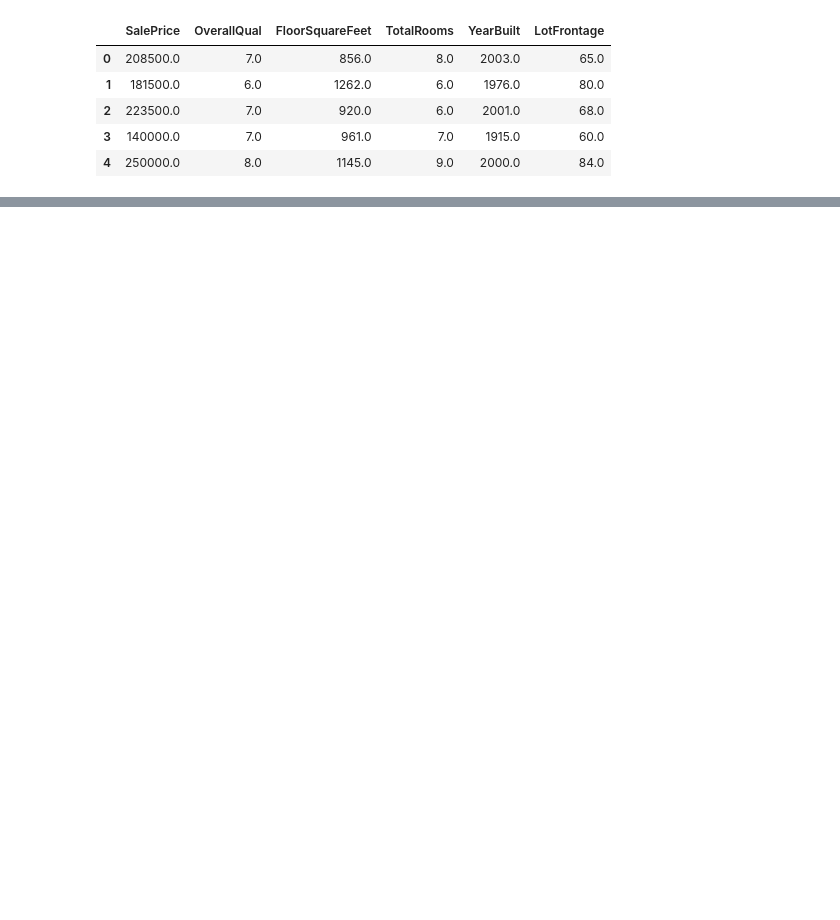
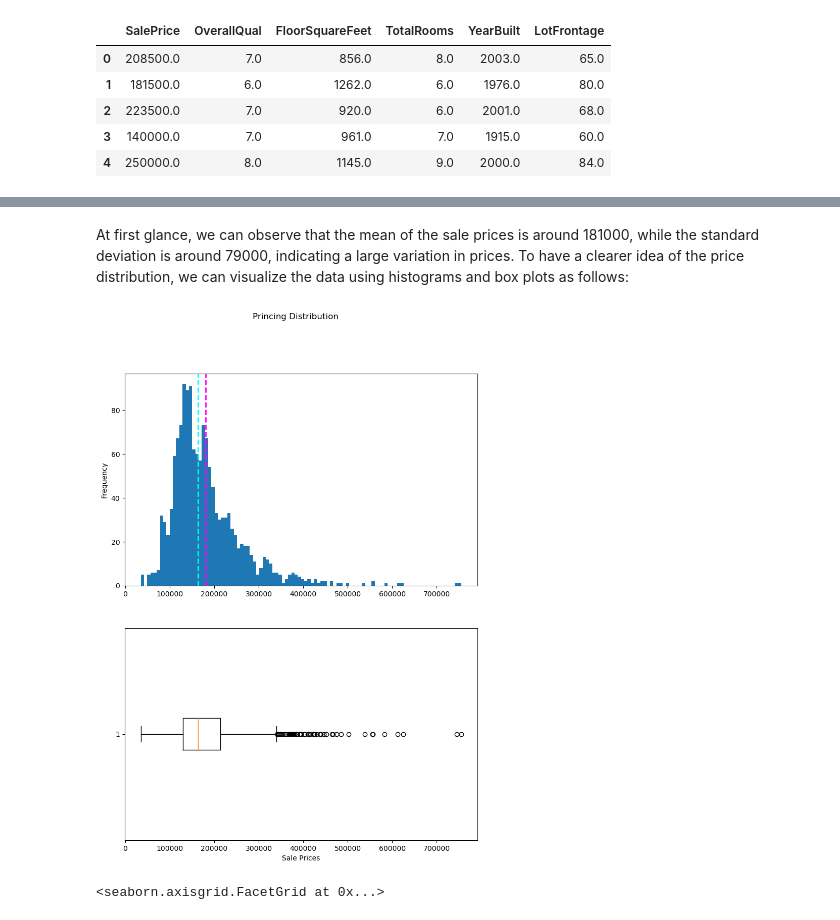
Before and after one commit to carlosopr/g-labs, a Jupyter notebook: project01/house_prices.ipynb, the cells around one changed output, grey strips where cells are left out. Cells and saved outputs as stored; diff of their text form; code cells hidden in the pictures; blank space fills up the shorter version.

Commit message:
Exploring the data

```diff
--- a/project01/house_prices.ipynb
+++ b/project01/house_prices.ipynb
@@ -26,0 +39,4 @@ df.head()
+# %%
+df[['TotalRooms','YearBuilt']] = df[['TotalRooms','YearBuilt']].astype(int)
+
+df.head()
@@ -26,0 +66,2 @@ df.head()
+# %%
+df = df.dropna()
@@ -26,0 +91,39 @@ df.head()
+# %% [markdown]
+At first glance, we can observe that the mean of the sale prices is around 181000, while the standard deviation is around 79000, indicating a large variation in prices. To have a clearer idea of the price distribution, we can visualize the data using histograms and box plots as follows:
+# %%
+import matplotlib.pyplot as plt
+
+# This ensures plots are displayed inline in the notebook
+%matplotlib inline
+
+# Get the label column
+label = df['SalePrice']
+
+# Create a figure for 2 subplots (2 rows, 1 column)
+fig, ax = plt.subplots(2, 1, figsize = (9,12))
+
+# Plot the histogram
+ax[0].hist(label, bins=100)
+ax[0].set_ylabel('Frequency')
+
+# Add lines for the mean, median, and mode
+ax[0].axvline(label.mean(), color='magenta', linestyle='dashed', linewidth=2)
+ax[0].axvline(label.median(), color='cyan', linestyle='dashed', linewidth=2)
+
+# Plot the boxplot
+ax[1].boxplot(label, vert=False)
+ax[1].set_xlabel('Sale Prices')
+
+# Add a title to the Figure
+fig.suptitle('Princing Distribution')
+
+# Show the figure
+fig.show()
+# %% [output]
+[figure, added]
+# %%
+import seaborn as sns
+
+sns.displot(data=df, x='SalePrice')
+# %% [output]
+<seaborn.axisgrid.FacetGrid at 0x...>
```
Also changed, not shown: parts of 11 cells of this notebook, 1 other file.
